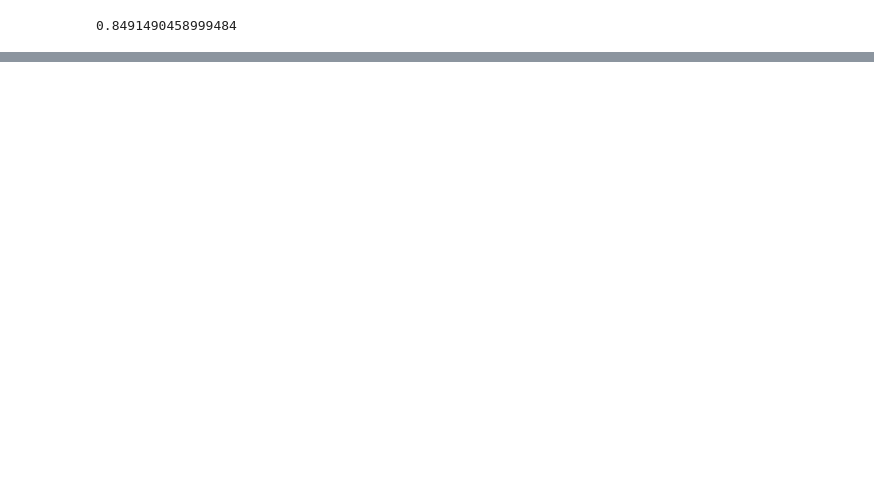
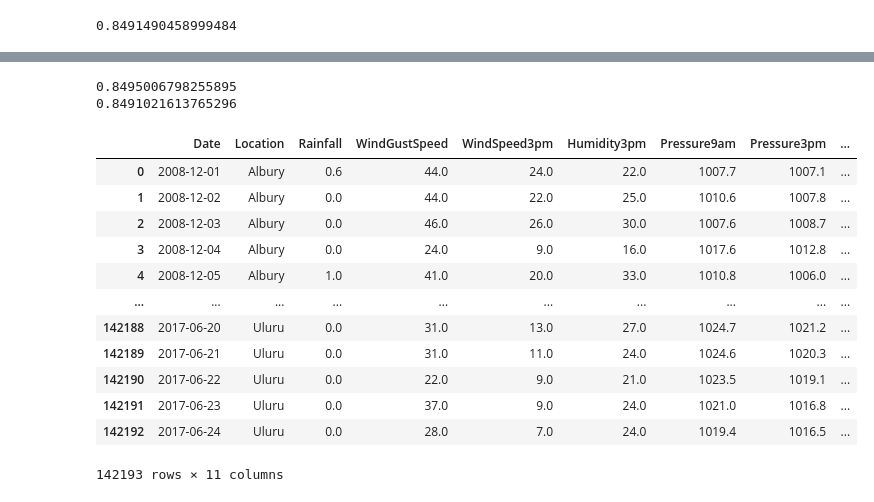
Before and after one commit to jaime0907/ml-fingerprint, a Jupyter notebook: apoyo_tfg.ipynb, the cells around one changed output, grey strips where cells are left out. Drawn from its saved outputs; the diff is of its cells as text; code cells hidden in the pictures; blank space fills up the shorter version.

```diff
--- a/apoyo_tfg.ipynb
+++ b/apoyo_tfg.ipynb
@@ -452,0 +454,8 @@ print(score)
+# %%
+
+for col in ['MaxTemp', 'Sunshine', 'WindGustDir', 'Humidity9am', 'Cloud9am', 'Temp9am']:
+    if col in ['Date', 'RISK_MM', 'RainTomorrow']:
+        continue
+    dataset.drop(col, axis=1, inplace=True)
+score = rain_classifier(dataset)
+print(score)
@@ -452,0 +489,8 @@ print(score)
+# %%
+
+for col in ['WindDir3pm']:
+    if col in ['Date', 'RISK_MM', 'RainTomorrow']:
+        continue
+    dataset.drop(col, axis=1, inplace=True)
+score = rain_classifier(dataset)
+print(score)
@@ -452,0 +499,14 @@ print(score)
+# %%
+
+base_score = rain_classifier(dataset)
+print("Base: {0:0.4f}".format(base_score))
+for col in dataset.columns:
+    if col in ['Date', 'RISK_MM', 'RainTomorrow']:
+        continue
+    dataset2 = dataset.drop(col, axis=1)
+    score = rain_classifier(dataset2)
+
+    better = ""
+    if score >= base_score:
+        better = "!!"
+    print("Dropping " + col + ": {0:0.4f}".format(score) + better)
@@ -452,0 +523,31 @@ print(score)
+# %%
+droppable_cols = ['MinTemp', 'Evaporation', 'WindDir9am', 'WindSpeed9am', 'Temp3pm', 'RainToday', 'MaxTemp', 'Sunshine', 'WindGustDir', 'Humidity9am', 'Cloud9am', 'Temp9am', 'WindDir3pm']
+dataset = pd.read_csv('datasets/weatherAUS.csv')
+score = rain_classifier(dataset)
+print(score)
+
+for col in droppable_cols:
+    if col in ['Date', 'RISK_MM', 'RainTomorrow']:
+        continue
+    dataset.drop(col, axis=1, inplace=True)
+score = rain_classifier(dataset)
+print(score)
+# %% [output]
+0.8495006798255895
+0.8491021613765296
+# %%
+dataset
+# %% [output]
+|  | Date | Location | Rainfall | WindGustSpeed | WindSpeed3pm | Humidity3pm | Pressure9am | Pressure3pm | ... |
+| 0 | 2008-12-01 | Albury | 0.6 | 44.0 | 24.0 | 22.0 | 1007.7 | 1007.1 | ... |
+| 1 | 2008-12-02 | Albury | 0.0 | 44.0 | 22.0 | 25.0 | 1010.6 | 1007.8 | ... |
+| 2 | 2008-12-03 | Albury | 0.0 | 46.0 | 26.0 | 30.0 | 1007.6 | 1008.7 | ... |
+| 3 | 2008-12-04 | Albury | 0.0 | 24.0 | 9.0 | 16.0 | 1017.6 | 1012.8 | ... |
+| 4 | 2008-12-05 | Albury | 1.0 | 41.0 | 20.0 | 33.0 | 1010.8 | 1006.0 | ... |
+| ... | ... | ... | ... | ... | ... | ... | ... | ... | ... |
+| 142188 | 2017-06-20 | Uluru | 0.0 | 31.0 | 13.0 | 27.0 | 1024.7 | 1021.2 | ... |
+| 142189 | 2017-06-21 | Uluru | 0.0 | 31.0 | 11.0 | 24.0 | 1024.6 | 1020.3 | ... |
+| 142190 | 2017-06-22 | Uluru | 0.0 | 22.0 | 9.0 | 21.0 | 1023.5 | 1019.1 | ... |
+| 142191 | 2017-06-23 | Uluru | 0.0 | 37.0 | 9.0 | 24.0 | 1021.0 | 1016.8 | ... |
+| 142192 | 2017-06-24 | Uluru | 0.0 | 28.0 | 7.0 | 24.0 | 1019.4 | 1016.5 | ... |
+142193 rows × 11 columns
```
Also changed, not shown: parts of 12 cells of this notebook, 18 other files.
